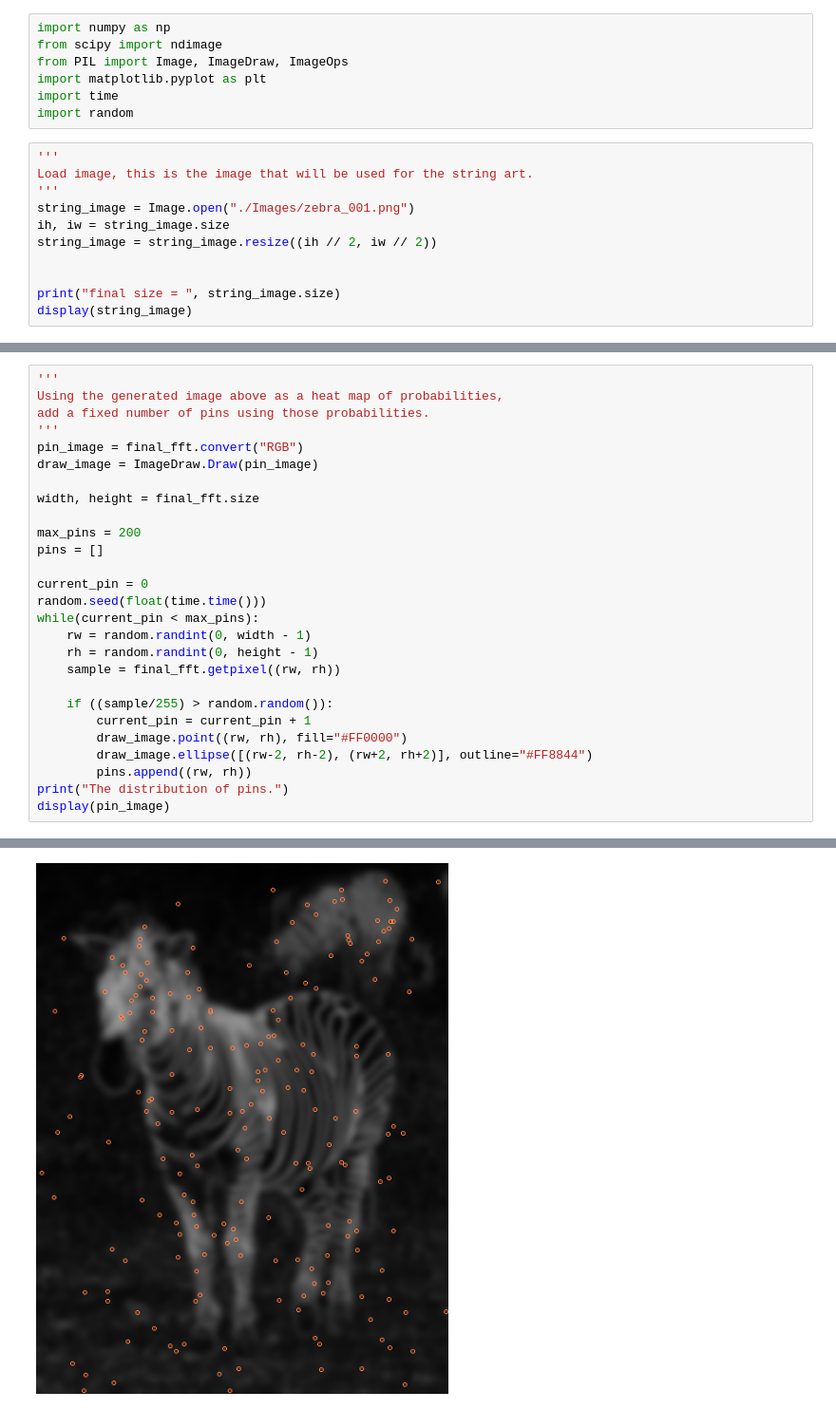
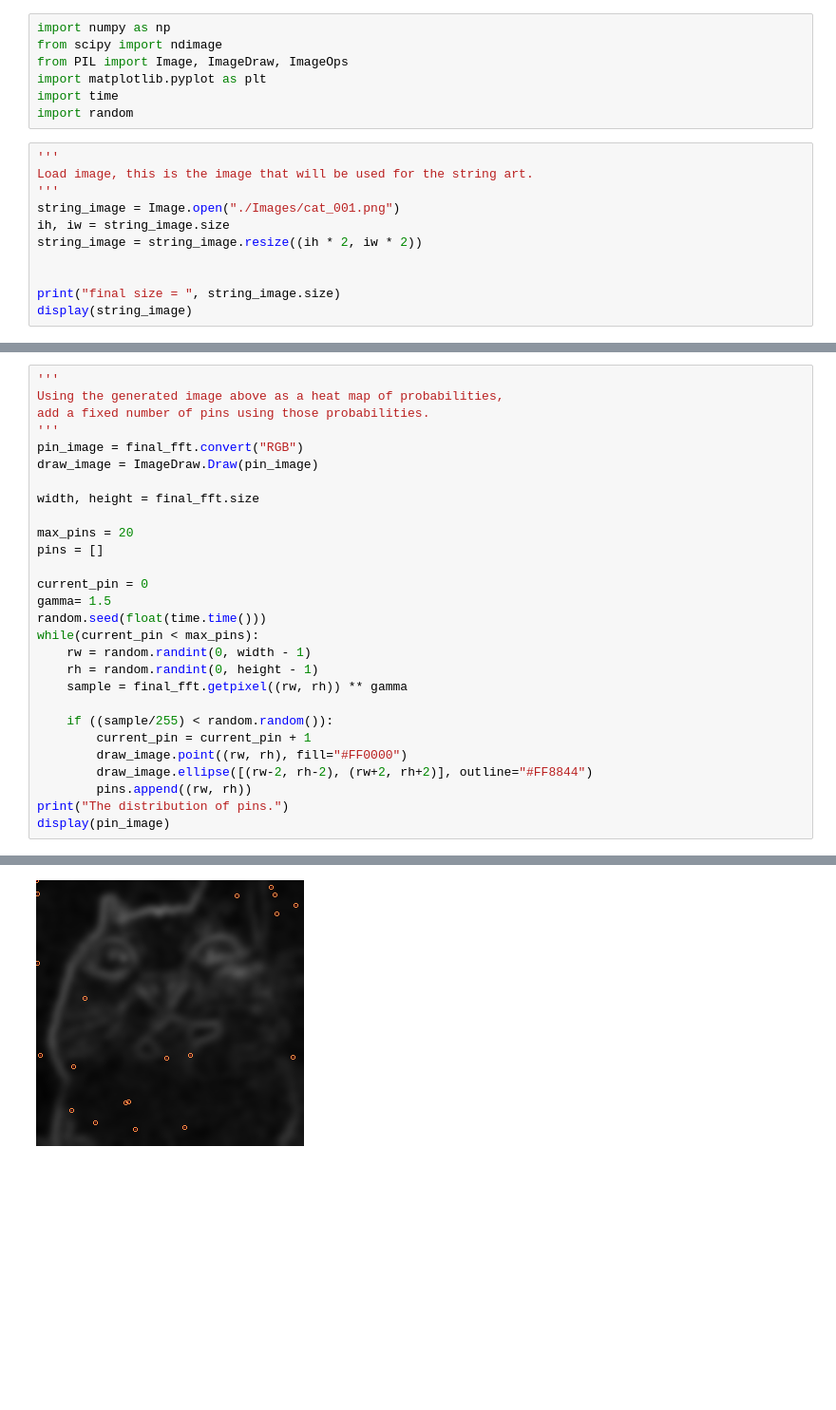
Before and after one commit to kjinks/StringOMatic, a Jupyter notebook: string_o_matic.ipynb, the cells around one changed output, grey strips where cells are left out. Shown at 95% size. Drawn from its saved outputs; the diff is of its cells as text; blank space fills up the shorter version.

```diff
--- a/string_o_matic.ipynb
+++ b/string_o_matic.ipynb
@@ -19,9 +19,9 @@ import random
 '''
 Load image, this is the image that will be used for the string art.
 '''
-string_image = Image.open("./Images/zebra_001.png")
+string_image = Image.open("./Images/cat_001.png")
 ih, iw = string_image.size
-string_image = string_image.resize((ih // 2, iw // 2))
+string_image = string_image.resize((ih * 2, iw * 2))
 
 
 print("final size = ", string_image.size)
@@ -174,30 +173,31 @@ display(final_fft)
 # %%
 '''
 Using the generated image above as a heat map of probabilities,
 add a fixed number of pins using those probabilities.
 '''
 pin_image = final_fft.convert("RGB")
 draw_image = ImageDraw.Draw(pin_image)
 
 width, height = final_fft.size
 
-max_pins = 200
+max_pins = 20
 pins = []
 
 current_pin = 0
+gamma= 1.5
 random.seed(float(time.time()))
 while(current_pin < max_pins):
     rw = random.randint(0, width - 1)
     rh = random.randint(0, height - 1)
-    sample = final_fft.getpixel((rw, rh))
+    sample = final_fft.getpixel((rw, rh)) ** gamma
 
-    if ((sample/255) > random.random()):
+    if ((sample/255) < random.random()):
         current_pin = current_pin + 1
         draw_image.point((rw, rh), fill="#FF0000")
         draw_image.ellipse([(rw-2, rh-2), (rw+2, rh+2)], outline="#FF8844")
         pins.append((rw, rh))
 print("The distribution of pins.")
 display(pin_image)
 # %% [output]
 The distribution of pins.
-[figure, old version]
+[figure, new version]
```
Also changed, not shown: parts of 7 cells of this notebook.
